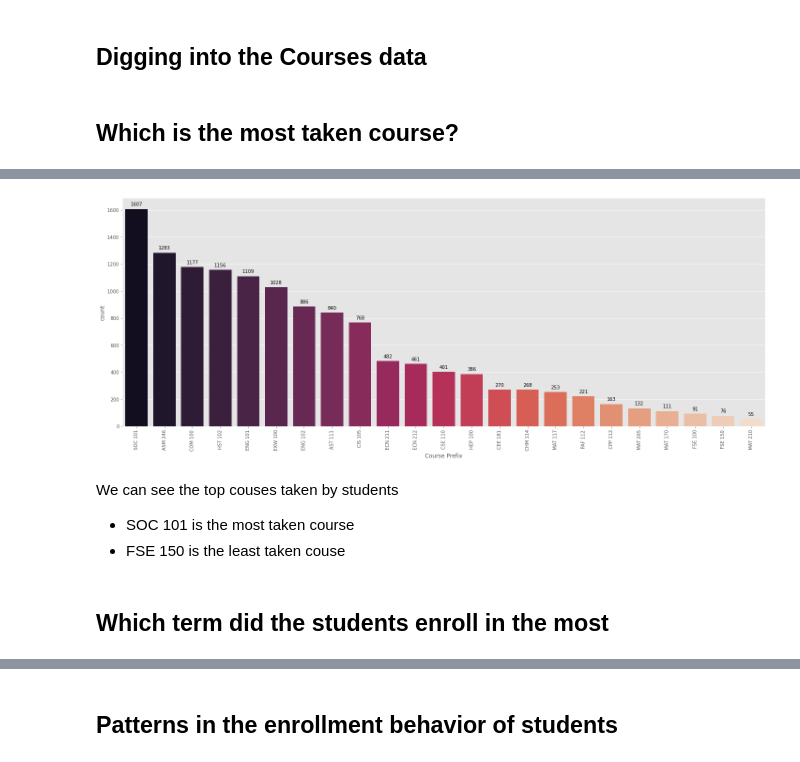
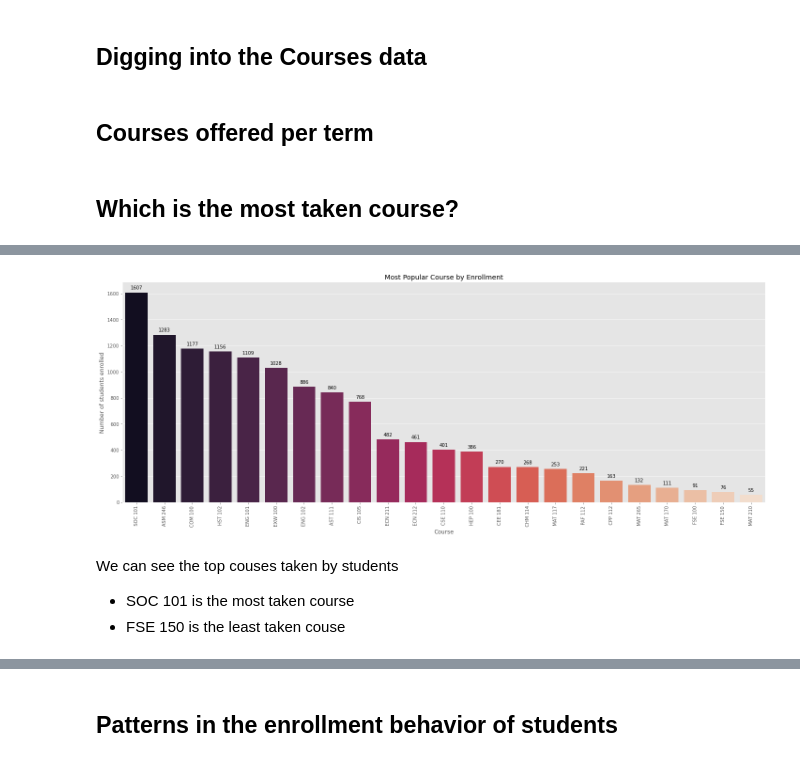
Before and after one commit to iamharkirat/EDA, a Jupyter notebook: learning_enterprise.ipynb, the cells around one changed output, grey strips where cells are left out. Drawn from its saved outputs; the diff is of its cells as text; code cells hidden in the pictures.

```diff
--- a/learning_enterprise.ipynb
+++ b/learning_enterprise.ipynb
@@ -84,6 +84,8 @@ dtype: int64
 # EDA
 # %% [markdown]
 ## Digging into the Courses data
+# %% [markdown]
+## Courses offered per term
 # %% [markdown]
 ## Which is the most taken course?
 # %%
@@ -109,20 +111,23 @@ Name: Course Prefix, dtype: int64
 # %%
 value_counts = df['Course Prefix'].value_counts().sort_values(ascending=False)
 ax = sns.countplot(x='Course Prefix', data=df, order=value_counts.index, palette='rocket')
 
 # add count values to the bars
 for p in ax.patches:
     ax.annotate(format(p.get_height(), '.0f'), (p.get_x() + p.get_width() / 2., p.get_height()),
                 ha = 'center', va = 'center', xytext = (0, 10), textcoords = 'offset points')
 
+# Set the labels and title
+plt.xlabel('Course')
+plt.ylabel('Number of students enrolled')
+plt.title('Most Popular Course by Enrollment')
+
 # adjust xticks
 plt.xticks(rotation=90)
 plt.tight_layout()
 # %% [output]
-[figure, old version]
+[figure, new version]
 # %% [markdown]
 We can see the top couses taken by students
 - SOC 101 is the most taken course
 - FSE 150 is the least taken couse
-# %% [markdown]
-## Which term did the students enroll in the most
```
Also changed, not shown: parts of 14 cells of this notebook.
